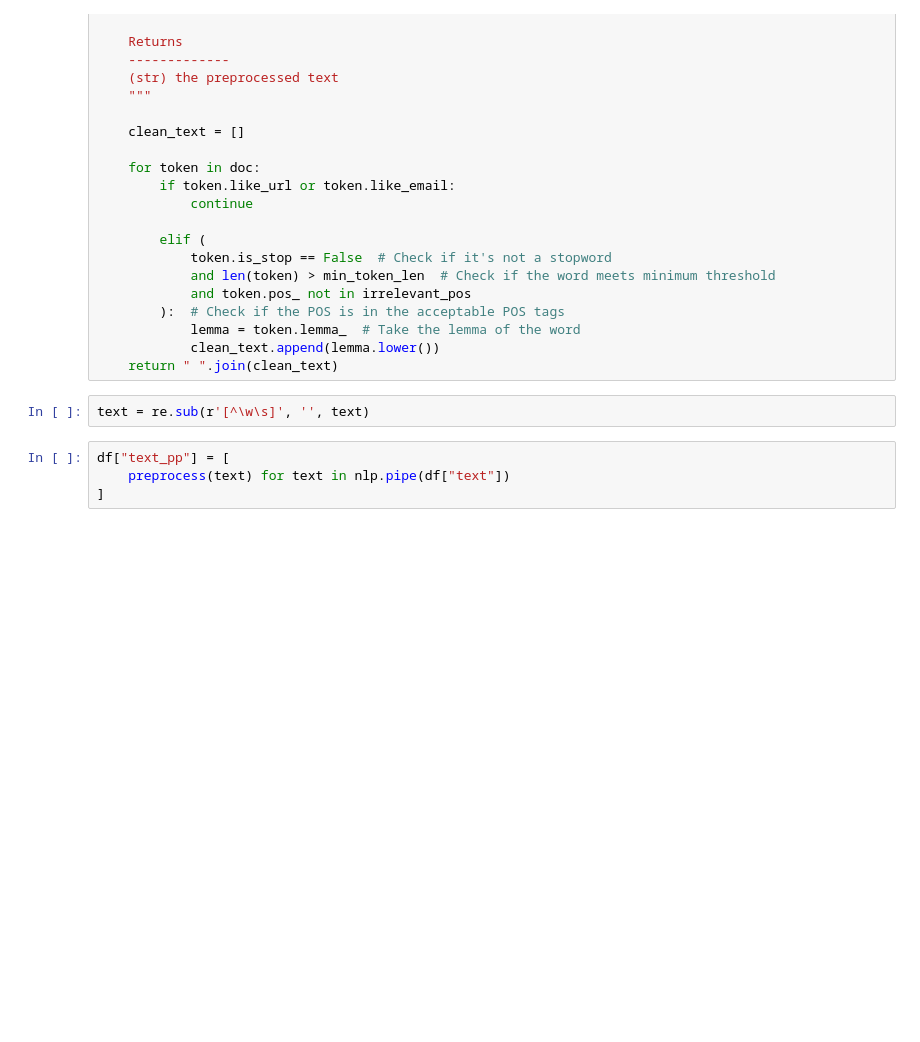
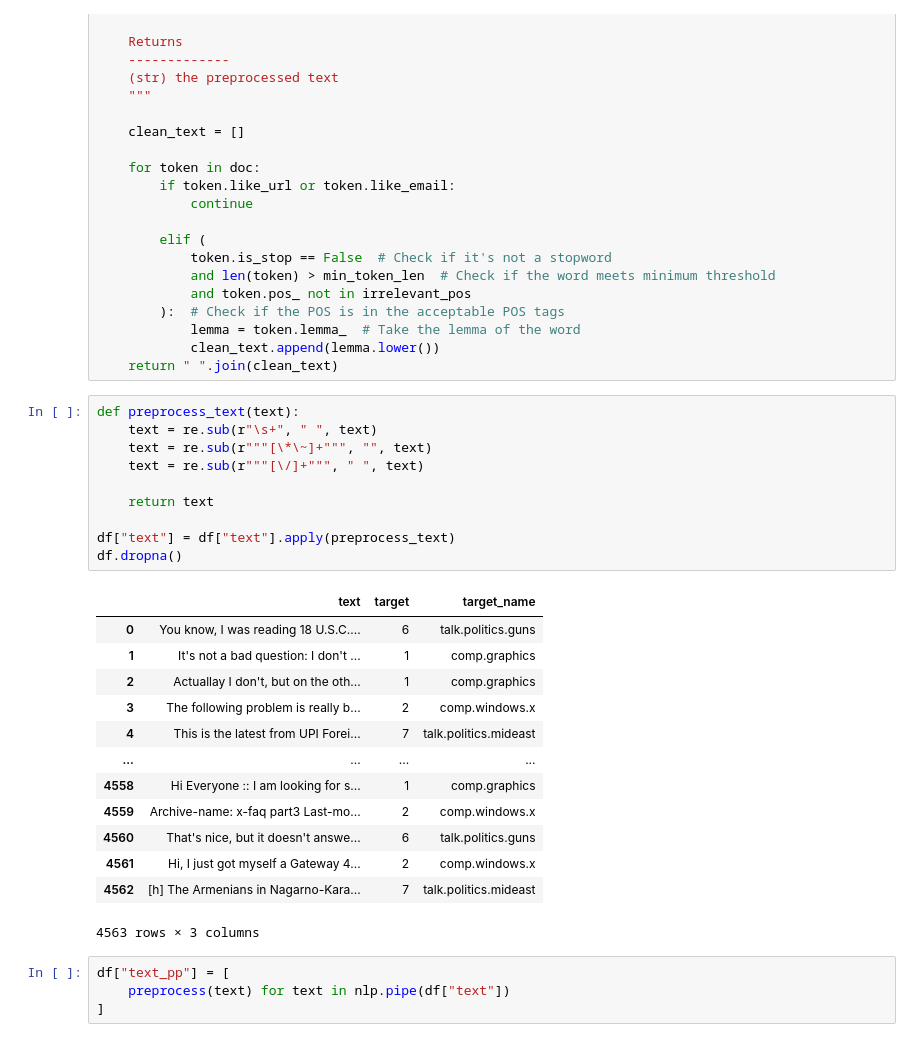
Before and after one commit to ShenranTomWang/CPSC330HW, a Jupyter notebook: hw7_sol.ipynb, the cells around one changed output. Cells and saved outputs as stored; diff of their text form; blank space fills up the shorter version.

```diff
--- a/hw7_sol.ipynb
+++ b/hw7_sol.ipynb
@@ -639,8 +632,30 @@ def preprocess(
             lemma = token.lemma_  # Take the lemma of the word
             clean_text.append(lemma.lower())
     return " ".join(clean_text)
-# %%
-text = re.sub(r'[^\w\s]', '', text)
+# %%
+def preprocess_text(text):
+    text = re.sub(r"\s+", " ", text)
+    text = re.sub(r"""[\*\~]+""", "", text)
+    text = re.sub(r"""[\/]+""", " ", text)
+
+    return text
+
+df["text"] = df["text"].apply(preprocess_text)
+df.dropna()
+# %% [output]
+|  | text | target | target_name |
+| 0 | You know, I was reading 18 U.S.C.... | 6 | talk.politics.guns |
+| 1 | It's not a bad question: I don't ... | 1 | comp.graphics |
+| 2 | Actuallay I don't, but on the oth... | 1 | comp.graphics |
+| 3 | The following problem is really b... | 2 | comp.windows.x |
+| 4 | This is the latest from UPI Forei... | 7 | talk.politics.mideast |
+| ... | ... | ... | ... |
+| 4558 | Hi Everyone :: I am looking for s... | 1 | comp.graphics |
+| 4559 | Archive-name: x-faq part3 Last-mo... | 2 | comp.windows.x |
+| 4560 | That's nice, but it doesn't answe... | 6 | talk.politics.guns |
+| 4561 | Hi, I just got myself a Gateway 4... | 2 | comp.windows.x |
+| 4562 | [h] The Armenians in Nagarno-Kara... | 7 | talk.politics.mideast |
+4563 rows × 3 columns
 # %%
 df["text_pp"] = [
     preprocess(text) for text in nlp.pipe(df["text"])
```
Also changed, not shown: parts of 12 cells of this notebook.
